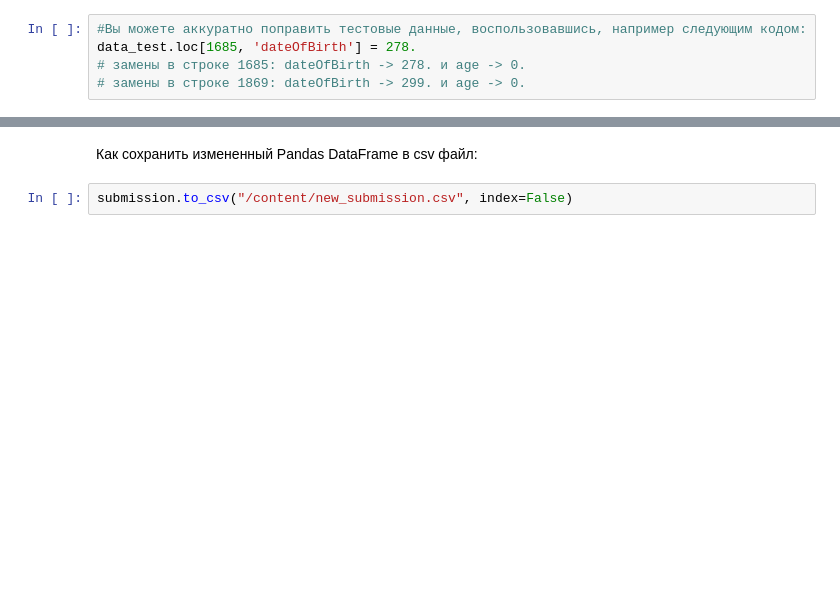
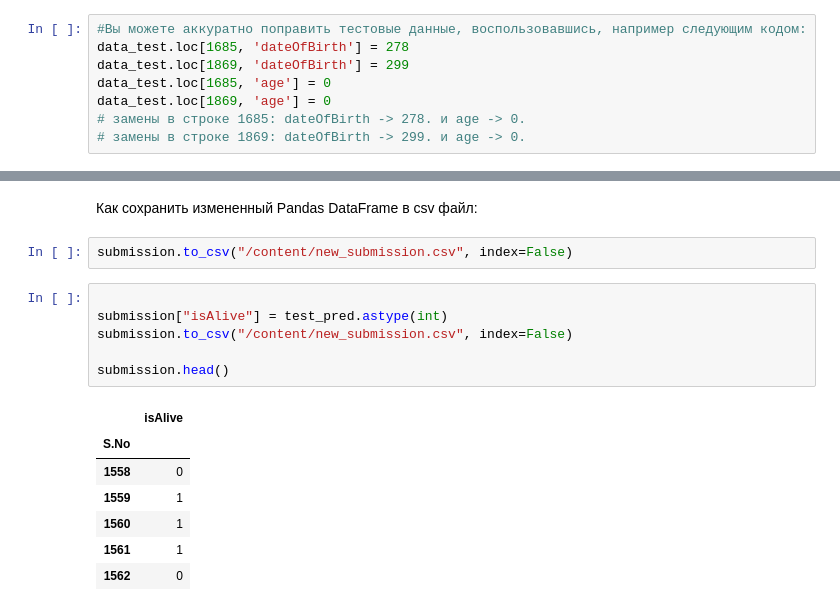
Before and after one commit to n-sukhov/DLS-course-1, a Jupyter notebook: week_01_ml_intro/Homework/hw_1_game_of_thrones.ipynb, the cells around one changed output, grey strips where cells are left out. Drawn from its saved outputs; the diff is of its cells as text; blank space fills up the shorter version.

```diff
--- a/week_01_ml_intro/Homework/hw_1_game_of_thrones.ipynb
+++ b/week_01_ml_intro/Homework/hw_1_game_of_thrones.ipynb
@@ -773,6 +779,9 @@ data_test.loc[data_test['age']<0] # Находим данные с ошибка
 # %%
 #Вы можете аккуратно поправить тестовые данные, воспользовавшись, например следующим кодом:
-data_test.loc[1685, 'dateOfBirth'] = 278.
+data_test.loc[1685, 'dateOfBirth'] = 278
+data_test.loc[1869, 'dateOfBirth'] = 299
+data_test.loc[1685, 'age'] = 0
+data_test.loc[1869, 'age'] = 0
 # замены в строке 1685: dateOfBirth -> 278. и age -> 0.
 # замены в строке 1869: dateOfBirth -> 299. и age -> 0.
 # %% [markdown]
@@ -791,3 +918,17 @@ submission
 Как сохранить измененный Pandas DataFrame в csv файл:
 # %%
 submission.to_csv("/content/new_submission.csv", index=False)
+# %%
+
+submission["isAlive"] = test_pred.astype(int)
+submission.to_csv("/content/new_submission.csv", index=False)
+
+submission.head()
+# %% [output]
+|  | isAlive |
+| S.No |  |
+| 1558 | 0 |
+| 1559 | 1 |
+| 1560 | 1 |
+| 1561 | 1 |
+| 1562 | 0 |
```
Also changed, not shown: parts of 4 cells of this notebook.
